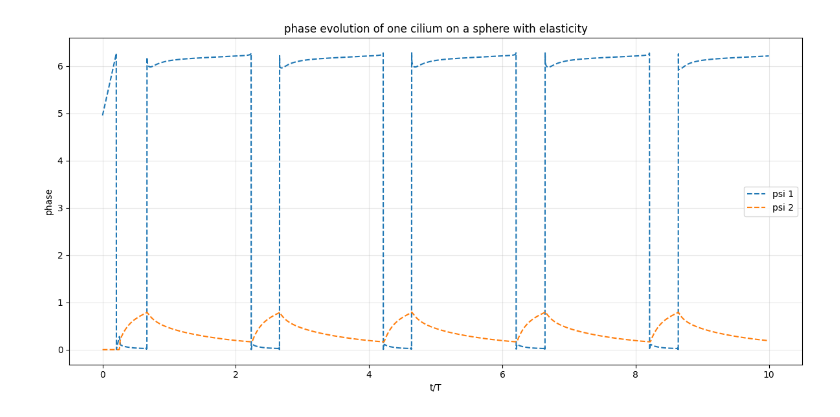
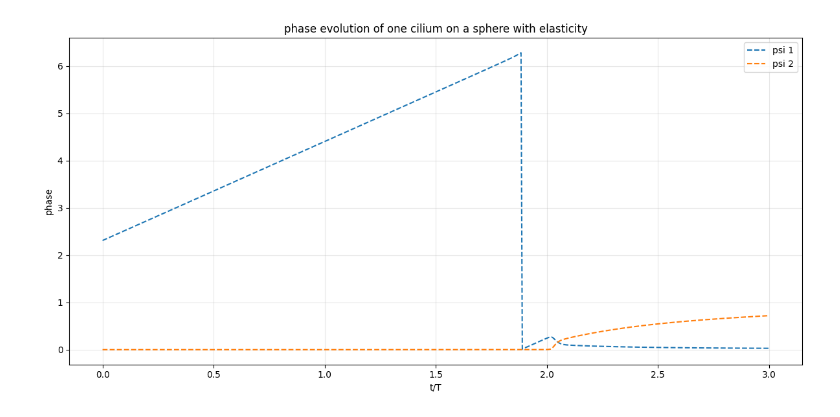
Before and after one commit to Biofluid-Dynamics-Group/cuda-filaments, a Jupyter notebook: analysis/view_phase.ipynb, the cells around one changed output. Cells and saved outputs as stored; diff of their text form; code cells hidden in the pictures.

```diff
--- a/analysis/view_phase.ipynb
+++ b/analysis/view_phase.ipynb
@@ -2,24 +2,24 @@
 import numpy as np
 import matplotlib.pyplot as plt
 # %%
-path_1_c = '../data/plane_old_elasticity_test_fils_1_zval0.75/20250520/ciliate_1fil_9000blob_8.00R_0.0001torsion_0.2182tilt_0.3000f_eff_1.4960theta0_0.0000freqshift_true_states.dat'
+path_1_c = '../data/plane_old_elasticity_test_numfils1_zval0.75_freeangle_moretimesteps/20250520/ciliate_1fil_9000blob_8.00R_0.0001torsion_0.2182tilt_0.3000f_eff_1.4960theta0_0.0000freqshift_true_states.dat'
 
 data = np.loadtxt(path_1_c)
 time = data[:, 0] / 500.0
 psi1 = np.mod(data[:, 2], 2*np.pi)
 psi2 = data[:, 3]
 
 # Create a single figure with both plots
 plt.figure(figsize=(12, 6))
 plt.plot(time, psi1, label='psi 1', linestyle='--')
 plt.plot(time, psi2, label='psi 2', linestyle='--')
 
 plt.xlabel('t/T')
 plt.ylabel('phase')
 plt.title('phase evolution of one cilium on a sphere with elasticity')
 plt.legend()
 plt.grid(True, alpha=0.3)
 plt.tight_layout()
 plt.show()
 # %% [output]
-[figure, old version]
+[figure, new version]
```
Also changed, not shown: 5 other files.
